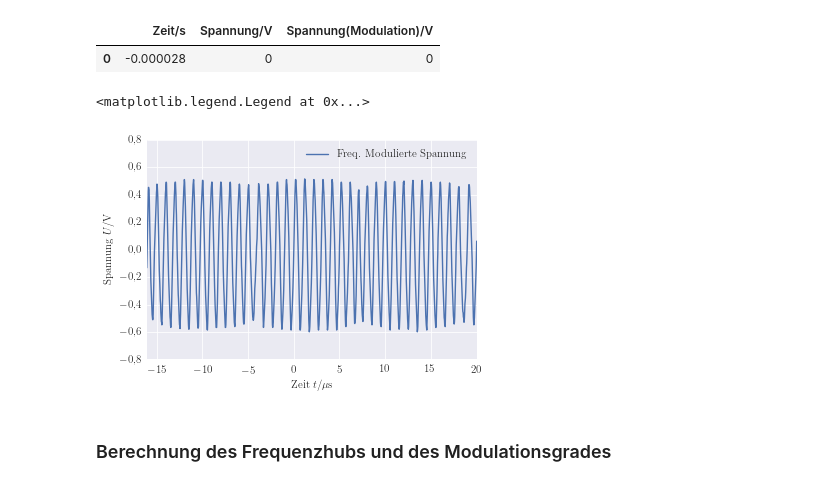
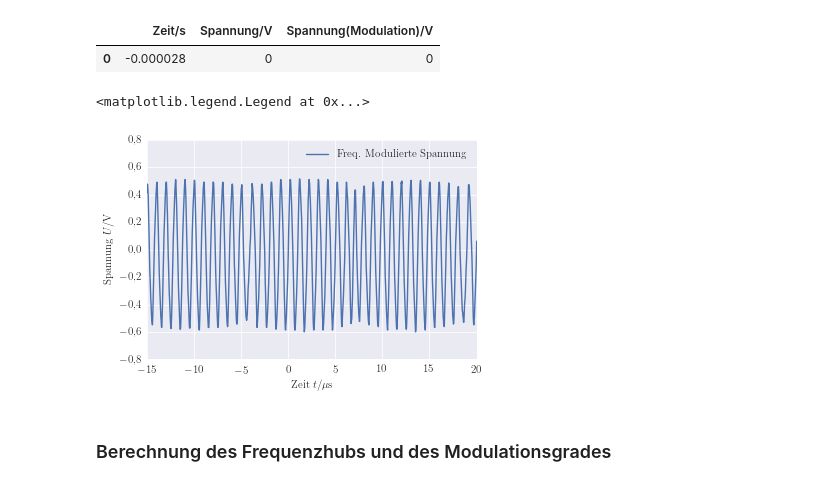
Before and after one commit to LuckyJosh/PhysikFP2015, a Jupyter notebook: 02_ModulationDemodulation[ ]/Python/Auswertung.ipynb, the cells around one changed output. Saved outputs shown, nothing was run; the diff lists cells and outputs as text; code cells hidden in the pictures.

```diff
--- a/02_ModulationDemodulation[ ]/Python/Auswertung.ipynb
+++ b/02_ModulationDemodulation[ ]/Python/Auswertung.ipynb
@@ -483,17 +496,17 @@ df_freq_mod.head(1)
 # %%
 fig, ax = plt.subplots()
 
-ax.set_xlim(-1.605e-05,2e-05)
+ax.set_xlim(-1.5e-05,2e-05)
 ax.set_ylim(-0.8,0.8)
 #axis_scale(1e06,axis="x")
 siunitx_ticklabels(ax=ax,scale_x=1e06,round_precision=(0,1))
 ax.set_xlabel(axis_label("Zeit",sym="t",unit="\mu s"))
 ax.set_ylabel(axis_label("Spannung",sym="U",unit="V"))
 ax.plot(df_freq_mod["Zeit/s"],df_freq_mod["Spannung/V"],label="Freq. Modulierte Spannung")
 ax.legend(loc="upper right")
 # %% [output]
 <matplotlib.legend.Legend at 0x...>
-[figure, old version]
+[figure, new version]
 # %%
 fig.tight_layout()
 fig.savefig(graphic("Frequenz_Modulierte_Spannung.pdf"))
```
Also changed, not shown: parts of 10 cells of this notebook, 29 other files.
